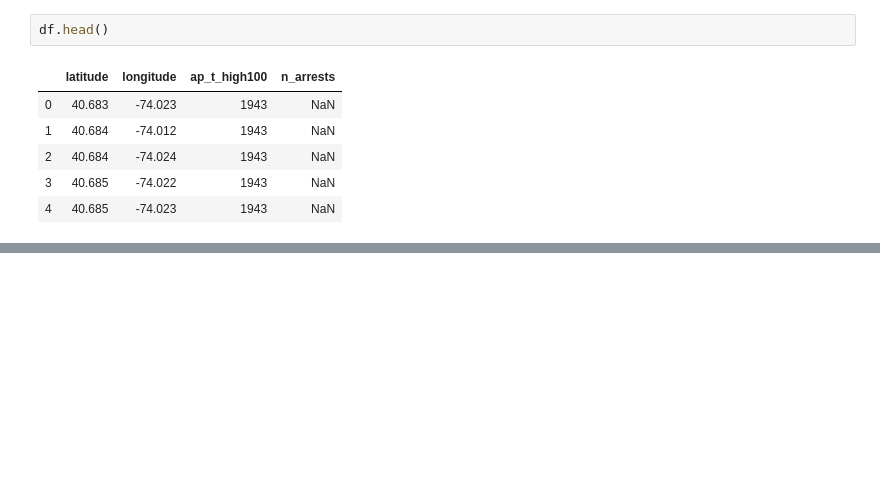
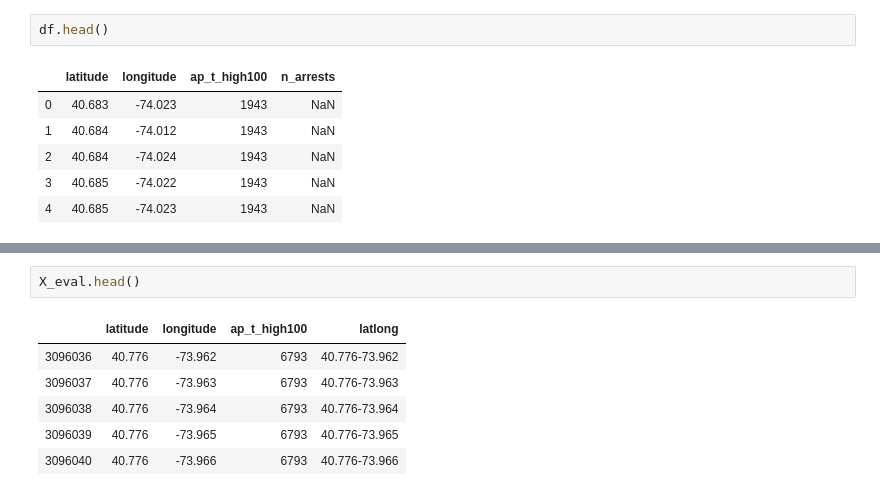
Before and after one commit to allisonhonold/walk_risk_engine, a Jupyter notebook: mvp.ipynb, the cells around one changed output, grey strips where cells are left out. Drawn from its saved outputs; the diff is of its cells as text; blank space fills up the shorter version.

```diff
--- a/mvp.ipynb
+++ b/mvp.ipynb
@@ -459,0 +495,9 @@ df.head()
+# %%
+X_eval.head()
+# %% [output]
+|  | latitude | longitude | ap_t_high100 | latlong |
+| 3096036 | 40.776 | -73.962 | 6793 | 40.776-73.962 |
+| 3096037 | 40.776 | -73.963 | 6793 | 40.776-73.963 |
+| 3096038 | 40.776 | -73.964 | 6793 | 40.776-73.964 |
+| 3096039 | 40.776 | -73.965 | 6793 | 40.776-73.965 |
+| 3096040 | 40.776 | -73.966 | 6793 | 40.776-73.966 |
```
Also changed, not shown: parts of 4 cells of this notebook, 3 other files.
